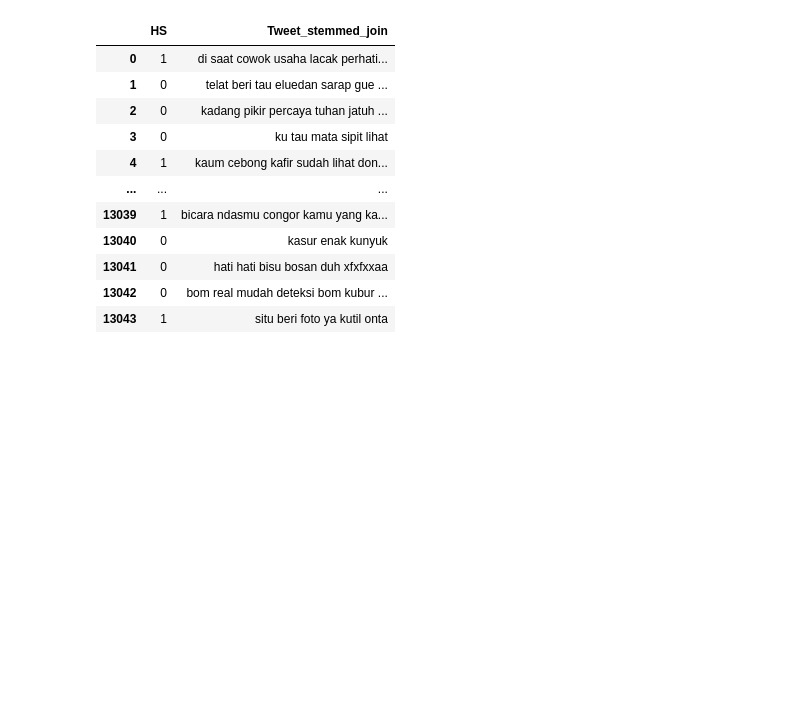
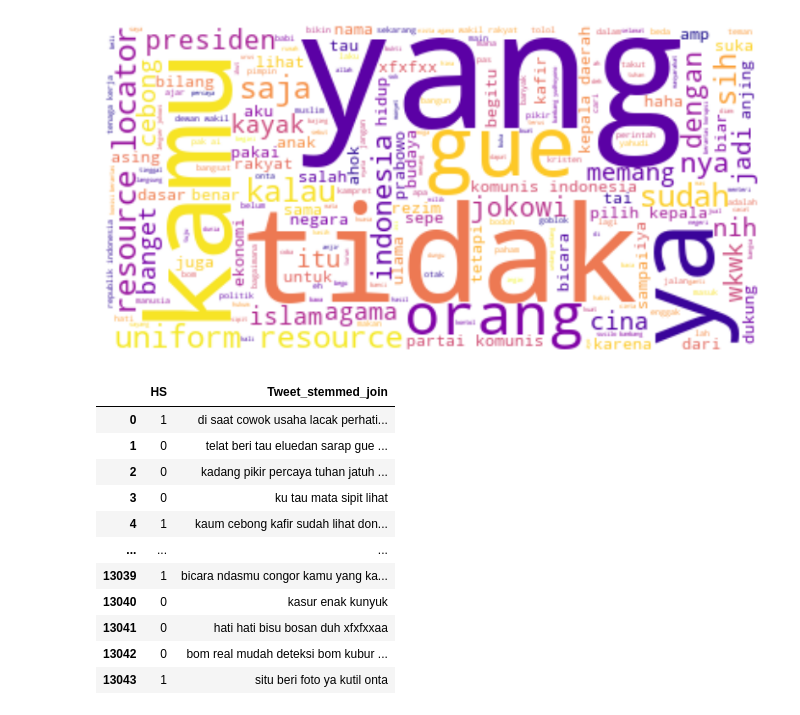
Before and after one commit to nazmeh/TUBES-SENTIMEN-ANALYSIS, a Jupyter notebook: NaiveBayesClassifier.ipynb, the cells around one changed output. Saved outputs shown, nothing was run; the diff lists cells and outputs as text; code cells hidden in the pictures; blank space fills up the shorter version.

Commit message:
+ word cloud

```diff
--- a/NaiveBayesClassifier.ipynb
+++ b/NaiveBayesClassifier.ipynb
@@ -26,3 +28,18 @@ dataset.head()
+# %%
+from wordcloud import WordCloud
+
+normal_words = ' '.join([str(text) for text in dataset['Tweet_stemmed_join'].fillna('')])
+
+# Membuat word cloud
+wordcloud = WordCloud(max_words=1000, background_color='white', max_font_size=100, colormap='plasma').generate(normal_words)
+
+# Visualisasikan word cloud
+plt.figure(figsize=(10, 7))
+plt.imshow(wordcloud, interpolation="bilinear")
+plt.axis('off')
+plt.show()
+# %% [output]
+[figure, added]
 # %%
 dt_transformed = dataset[['HS', 'Tweet_stemmed_join']]
 dt_transformed
```
Also changed, not shown: parts of 3 cells of this notebook.
